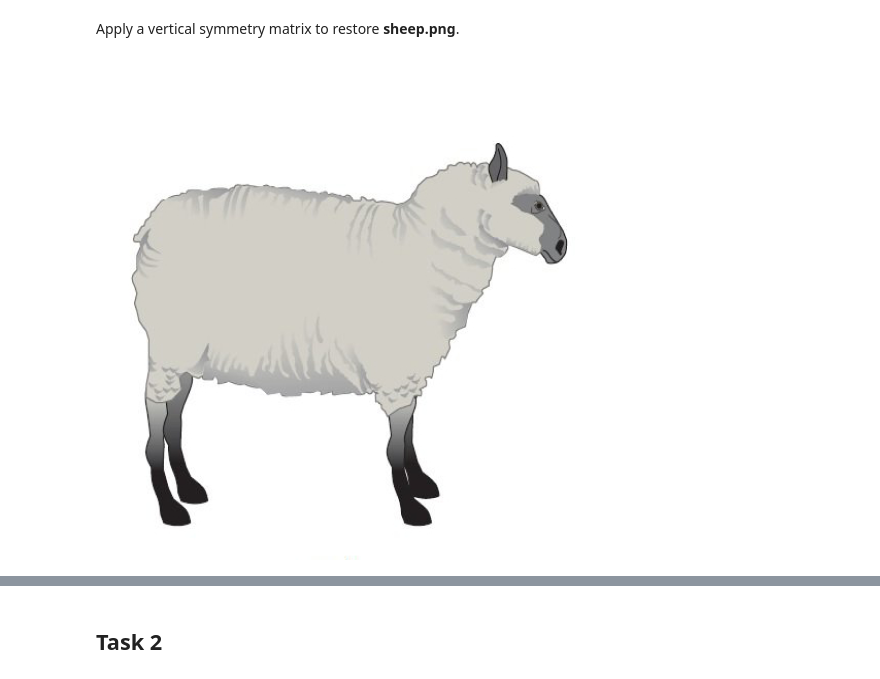
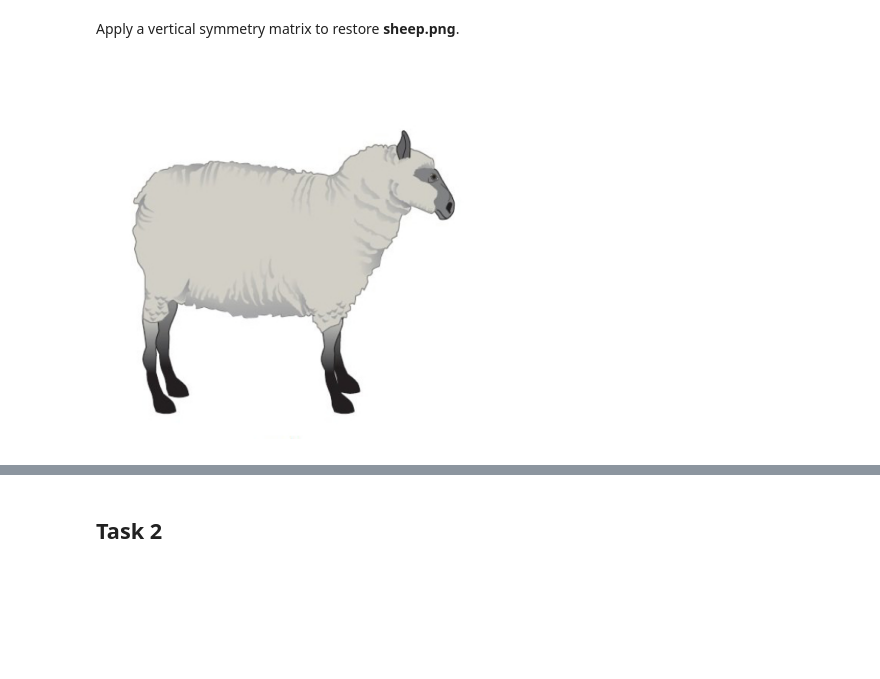
Before and after one commit to Shopska/LA_Lab_1, a Jupyter notebook: LA_Lab_1_template_2026.ipynb, the cells around one changed output, grey strips where cells are left out. Saved outputs shown, nothing was run; the diff lists cells and outputs as text; code cells hidden in the pictures; blank space fills up the shorter version.

```diff
--- a/LA_Lab_1_template_2026.ipynb
+++ b/LA_Lab_1_template_2026.ipynb
@@ -391,6 +688,8 @@ plt.show()
 Apply a vertical symmetry matrix to restore **sheep.png**.
 # %%
 mirrored_img = cv.imread("./mirrored_sheep.png")
-cv2_imshow(mirrored_img)
+plt.imshow(cv.cvtColor(mirrored_img, cv.COLOR_BGR2RGB))
+plt.axis('off')
+plt.show()
 # %% [output]
-[figure, old version]
+[figure, new version]
```
Also changed, not shown: parts of 41 cells of this notebook, 1 other file.
